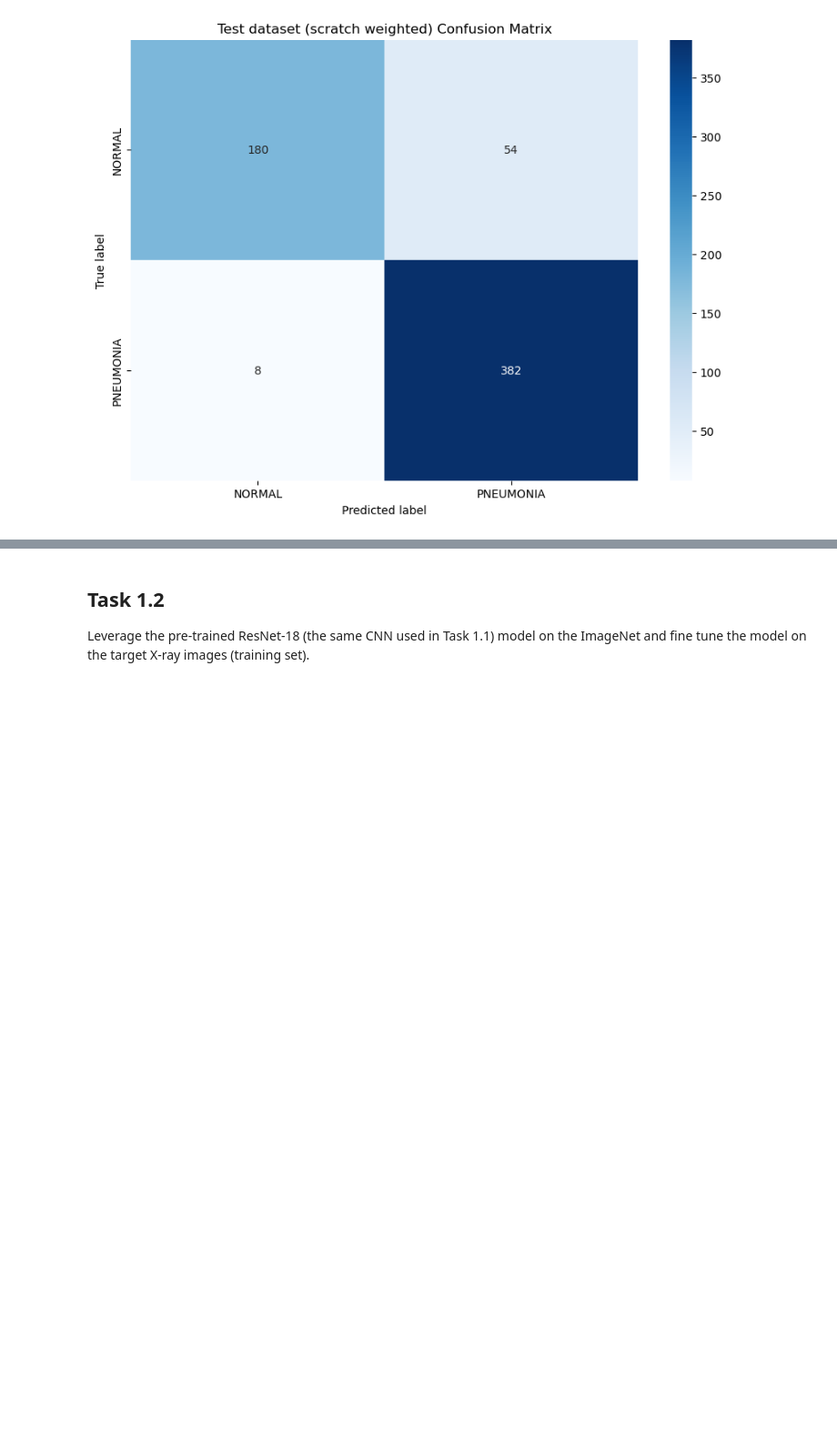
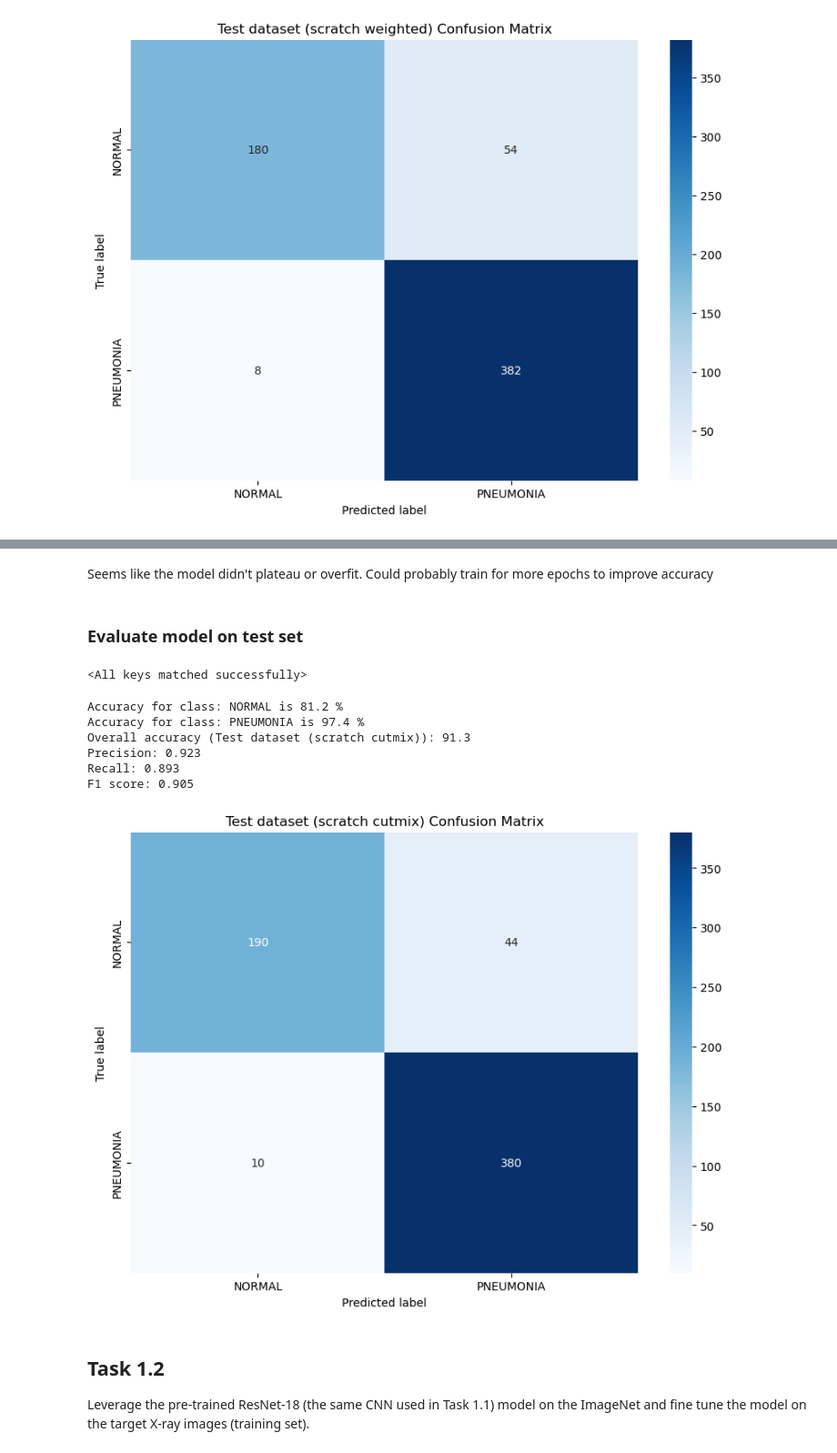
Before and after one commit to nashirj/chest-xray-classification, a Jupyter notebook: Assignment1.ipynb, the cells around one changed output, grey strips where cells are left out. Shown at 91% size. Drawn from its saved outputs; the diff is of its cells as text; code cells hidden in the pictures; blank space fills up the shorter version.

```diff
--- a/Assignment1.ipynb
+++ b/Assignment1.ipynb
@@ -343,3 +396,31 @@ F1 score: 0.889
+# %% [markdown]
+Seems like the model didn't plateau or overfit. Could probably train for more epochs to improve accuracy
+# %% [markdown]
+### Evaluate model on test set
+# %%
+# Load model
+model_scratch_cutmix = resnet18(weights=None)
+# Change the output layer to have 2 outputs
+num_ftrs = model_scratch_cutmix.fc.in_features
+model_scratch_cutmix.fc = torch.nn.Linear(num_ftrs, n_outputs)
+model_scratch_cutmix.load_state_dict(torch.load('models/scratch_cutmix.pth'))
+# %% [output]
+<All keys matched successfully>
+# %%
+y_true_scratch_cutmix, y_pred_scratch_cutmix, test_accuracy_scratch_cutmix, per_class_acc_scratch_cutmix = train.evaluate_model_on_test_set(model_scratch_cutmix, data_loader=dataloaders['test'], class_names=class_names)
+# %%
+confusion_scratch_cutmix, precision_scratch_cutmix, recall_scratch_cutmix, fscore_scratch_cutmix, _ = train.compute_metrics_on_test_set(y_true_scratch_cutmix, y_pred_scratch_cutmix)
+viz.show_test_summary_metrics(
+    test_accuracy_scratch_cutmix, per_class_acc_scratch_cutmix, confusion_scratch_cutmix, precision_scratch_cutmix, recall_scratch_cutmix, fscore_scratch_cutmix,
+    "Test dataset (scratch cutmix)", class_names)
+# %% [output]
+Accuracy for class: NORMAL is 81.2 %
+Accuracy for class: PNEUMONIA is 97.4 %
+Overall accuracy (Test dataset (scratch cutmix)): 91.3
+Precision: 0.923
+Recall: 0.893
+F1 score: 0.905
+[figure, added]
 # %% [markdown]
 ## Task 1.2
 Leverage the pre-trained ResNet-18 (the same CNN used in Task 1.1) model on the ImageNet and fine tune the model on the target X-ray images (training set).
```
Also changed, not shown: parts of 25 cells of this notebook.
